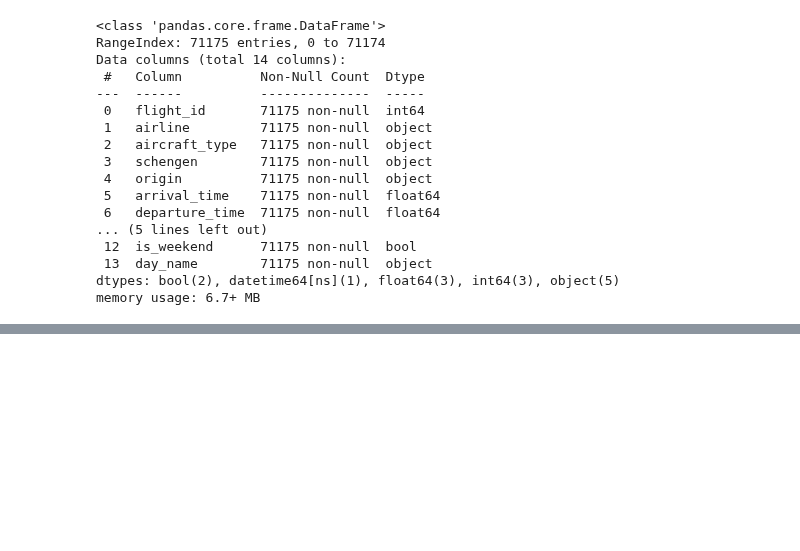
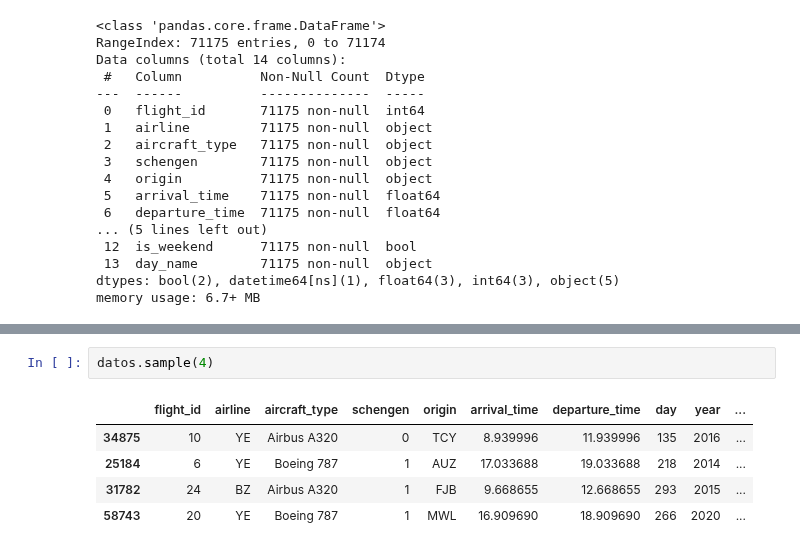
Before and after one commit to r2x4/machine_alura_oracle, a Jupyter notebook: analisi_datos_IA/datos_AI.ipynb, the cells around one changed output, grey strips where cells are left out. Cells and saved outputs as stored; diff of their text form; blank space fills up the shorter version.

```diff
--- a/analisi_datos_IA/datos_AI.ipynb
+++ b/analisi_datos_IA/datos_AI.ipynb
@@ -330,0 +338,8 @@ memory usage: 6.7+ MB
+# %%
+datos.sample(4)
+# %% [output]
+|  | flight_id | airline | aircraft_type | schengen | origin | arrival_time | departure_time | day | year | ... |
+| 34875 | 10 | YE | Airbus A320 | 0 | TCY | 8.939996 | 11.939996 | 135 | 2016 | ... |
+| 25184 | 6 | YE | Boeing 787 | 1 | AUZ | 17.033688 | 19.033688 | 218 | 2014 | ... |
+| 31782 | 24 | BZ | Airbus A320 | 1 | FJB | 9.668655 | 12.668655 | 293 | 2015 | ... |
+| 58743 | 20 | YE | Boeing 787 | 1 | MWL | 16.909690 | 18.909690 | 266 | 2020 | ... |
```
Also changed, not shown: parts of 6 cells of this notebook.
